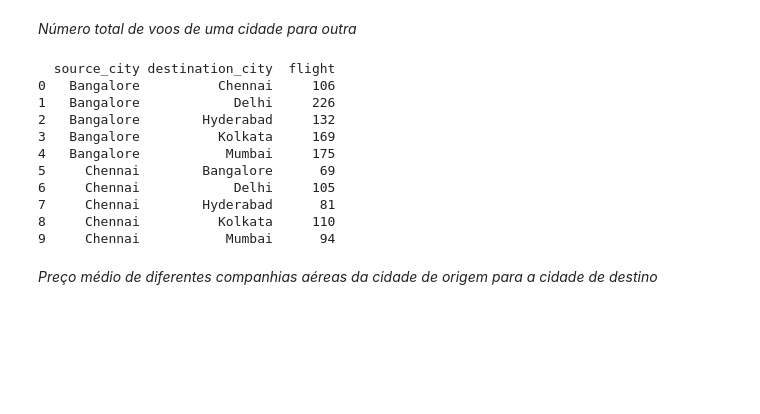
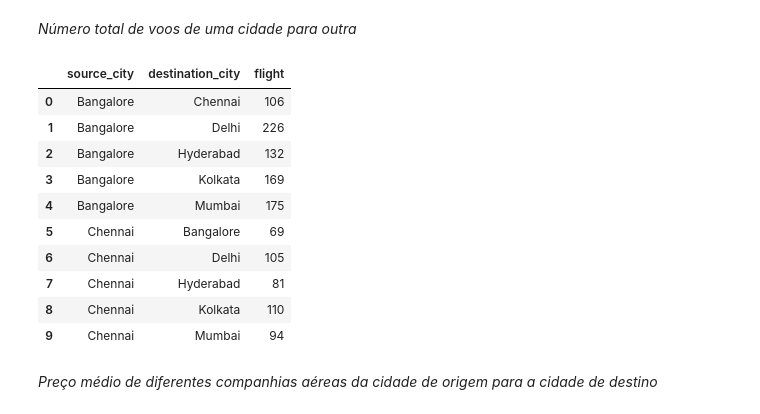
Before and after one commit to ElyssonAlvs/Machine_Learning, a Jupyter notebook: Flight_Prediction/Códigos/Flight_Regression.ipynb, the cells around one changed output. Saved outputs shown, nothing was run; the diff lists cells and outputs as text; code cells hidden in the pictures; blank space fills up the shorter version.

```diff
--- a/Flight_Prediction/Códigos/Flight_Regression.ipynb
+++ b/Flight_Prediction/Códigos/Flight_Regression.ipynb
@@ -397,22 +395,21 @@ plt.show()
 *Número total de voos de uma cidade para outra*
 # %%
 # Agrupa os voos por cidade de origem e destino
-grouped_df = strat_train_set.groupby(['flight','source_city','destination_city','airline','class'], as_index=False).count()
+strat_train_set_group3 = strat_train_set.groupby(['flight','source_city','destination_city','airline','class'], as_index=False).count()
 # Agrupa os voos por cidade de origem e destino e conta o número de voos
-result = grouped_df.groupby(['source_city','destination_city'], as_index=False)['flight'].count().head(10)
-print(result)
+strat_train_set_group3.groupby(['source_city','destination_city'], as_index=False)['flight'].count().head(10)
 # %% [output]
-  source_city destination_city  flight
-0   Bangalore          Chennai     106
-1   Bangalore            Delhi     226
-2   Bangalore        Hyderabad     132
-3   Bangalore          Kolkata     169
-4   Bangalore           Mumbai     175
-5     Chennai        Bangalore      69
-6     Chennai            Delhi     105
-7     Chennai        Hyderabad      81
-8     Chennai          Kolkata     110
-9     Chennai           Mumbai      94
+|  | source_city | destination_city | flight |
+| 0 | Bangalore | Chennai | 106 |
+| 1 | Bangalore | Delhi | 226 |
+| 2 | Bangalore | Hyderabad | 132 |
+| 3 | Bangalore | Kolkata | 169 |
+| 4 | Bangalore | Mumbai | 175 |
+| 5 | Chennai | Bangalore | 69 |
+| 6 | Chennai | Delhi | 105 |
+| 7 | Chennai | Hyderabad | 81 |
+| 8 | Chennai | Kolkata | 110 |
+| 9 | Chennai | Mumbai | 94 |
 # %% [markdown]
 *Preço médio de diferentes companhias aéreas da cidade de origem para a cidade de destino*
 # %%
```
Also changed, not shown: parts of 38 cells of this notebook.
